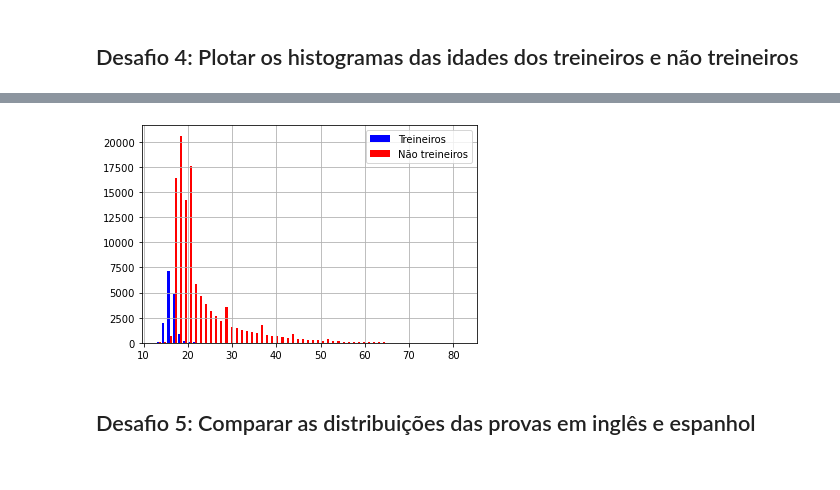
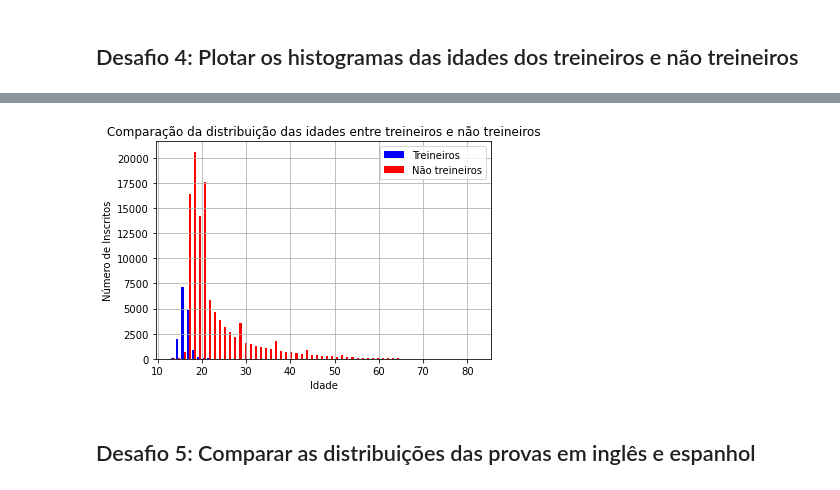
Before and after one commit to katiaOliveira23/Data-Science, a Jupyter notebook: Notebooks/imersao-dados-alura/desafios_aula_01.ipynb, the cells around one changed output, grey strips where cells are left out. Drawn from its saved outputs; the diff is of its cells as text; code cells hidden in the pictures.

```diff
--- a/Notebooks/imersao-dados-alura/desafios_aula_01.ipynb
+++ b/Notebooks/imersao-dados-alura/desafios_aula_01.ipynb
@@ -84,12 +102,18 @@ n_treineiros['NU_IDADE'].hist(bins = 60)
 # %%
+# definição das labels
 l=['Treineiros', 'Não treineiros']
+#definição das cores
 c=['blue','red']
+
 plt.hist([treineiros['NU_IDADE'],n_treineiros['NU_IDADE']], bins = 60,  label = l, color = c)
 plt.legend(loc='upper right')
 plt.grid(True)
+plt.xlabel('Idade')
+plt.ylabel('Número de Inscritos')
+plt.title("Comparação da distribuição das idades entre treineiros e não treineiros")
 plt.show()
 # %% [output]
-[figure, old version]
+[figure, new version]
 # %% [markdown]
 ## Desafio 5: Comparar as distribuições das provas em inglês e espanhol
 # %%
```
Also changed, not shown: parts of 18 cells of this notebook.
